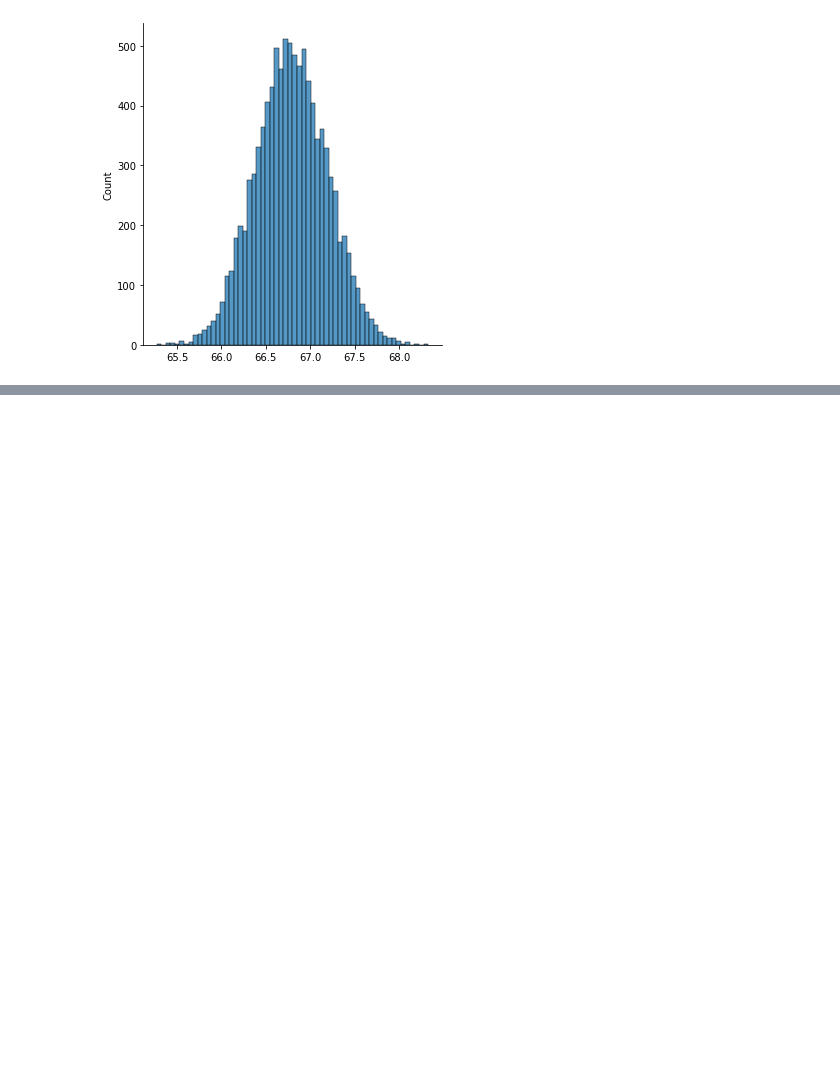
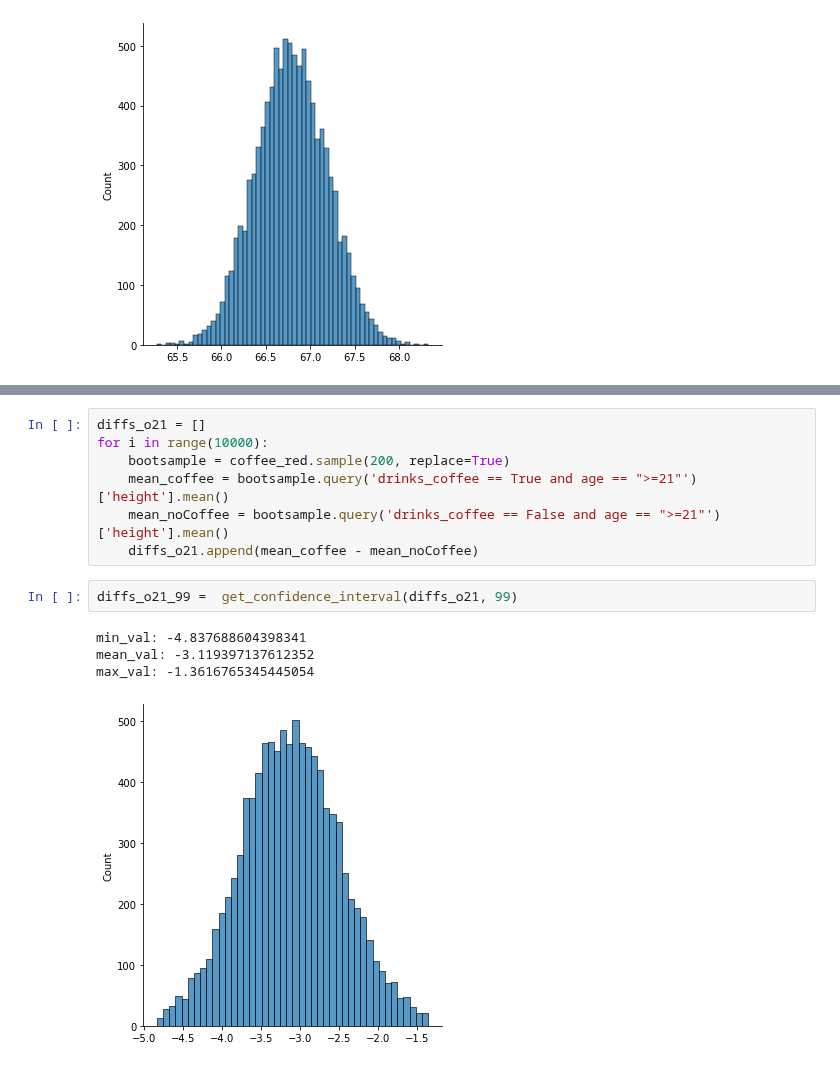
Before and after one commit to vpontello/DataScience_Nanodegree, a Jupyter notebook: 00_Extracurricular/02_Practical_Statistics/practical_statistics.ipynb, the cells around one changed output, grey strips where cells are left out. Saved outputs shown, nothing was run; the diff lists cells and outputs as text; blank space fills up the shorter version.

```diff
--- a/00_Extracurricular/02_Practical_Statistics/practical_statistics.ipynb
+++ b/00_Extracurricular/02_Practical_Statistics/practical_statistics.ipynb
@@ -1146,0 +1197,14 @@ max_val: 67.58128445933419
+# %%
+diffs_o21 = []
+for i in range(10000):
+    bootsample = coffee_red.sample(200, replace=True)
+    mean_coffee = bootsample.query('drinks_coffee == True and age == ">=21"')['height'].mean()
+    mean_noCoffee = bootsample.query('drinks_coffee == False and age == ">=21"')['height'].mean()
+    diffs_o21.append(mean_coffee - mean_noCoffee)
+# %%
+diffs_o21_99 =  get_confidence_interval(diffs_o21, 99)
+# %% [output]
+min_val: -4.837688604398341
+mean_val: -3.119397137612352
+max_val: -1.3616765345445054
+[figure, added]
```
Also changed, not shown: parts of 10 cells of this notebook.
